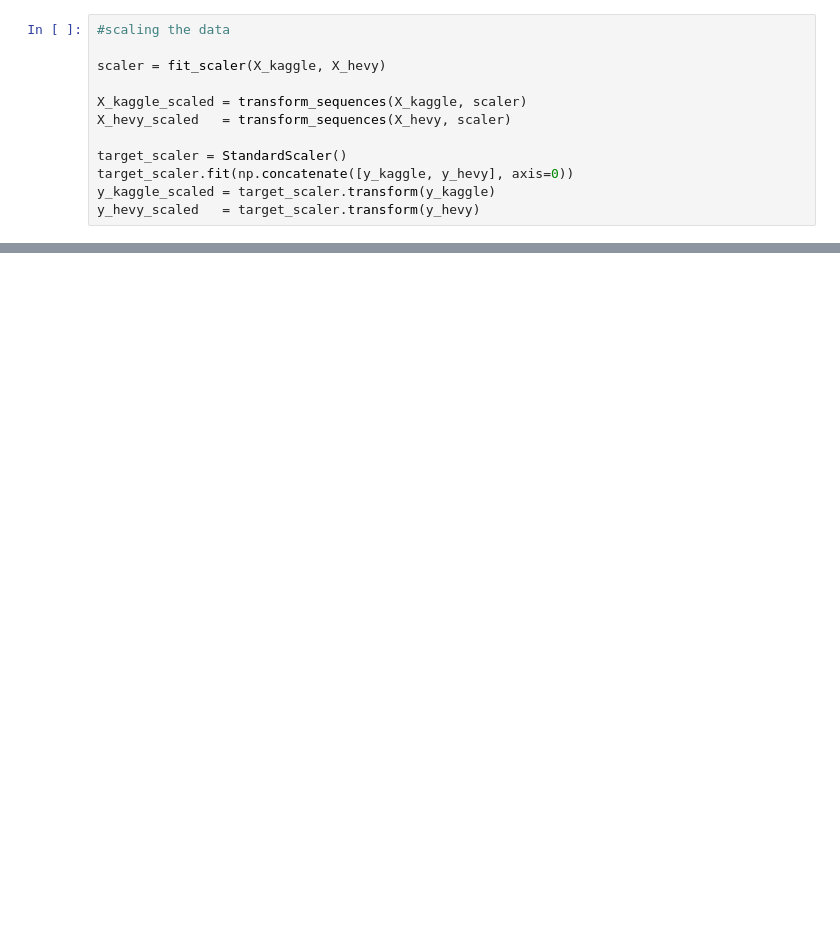
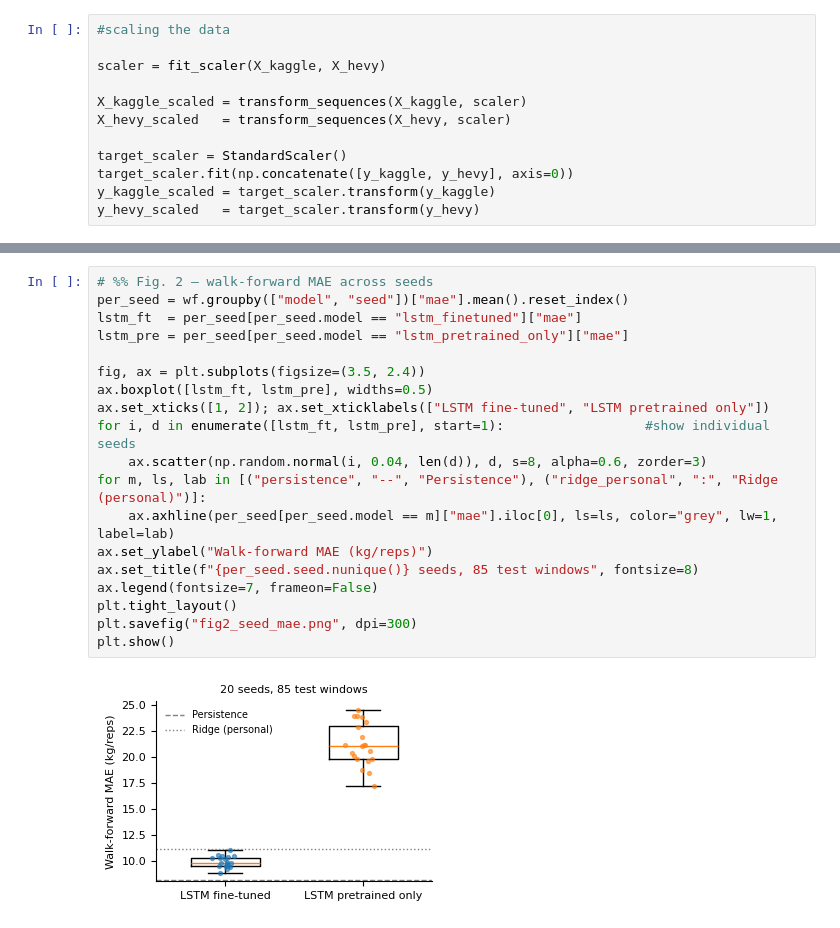
Before and after one commit to NOSWADH/AIML339-Project, a Jupyter notebook: main.ipynb, the cells around one changed output, grey strips where cells are left out. Saved outputs shown, nothing was run; the diff lists cells and outputs as text; blank space fills up the shorter version.

```diff
--- a/main.ipynb
+++ b/main.ipynb
@@ -478,0 +289,21 @@ plt.show()
+# %%
+# %% Fig. 2 — walk-forward MAE across seeds
+per_seed = wf.groupby(["model", "seed"])["mae"].mean().reset_index()
+lstm_ft  = per_seed[per_seed.model == "lstm_finetuned"]["mae"]
+lstm_pre = per_seed[per_seed.model == "lstm_pretrained_only"]["mae"]
+
+fig, ax = plt.subplots(figsize=(3.5, 2.4))
+ax.boxplot([lstm_ft, lstm_pre], widths=0.5)
+ax.set_xticks([1, 2]); ax.set_xticklabels(["LSTM fine-tuned", "LSTM pretrained only"])
+for i, d in enumerate([lstm_ft, lstm_pre], start=1):                  #show individual seeds
+    ax.scatter(np.random.normal(i, 0.04, len(d)), d, s=8, alpha=0.6, zorder=3)
+for m, ls, lab in [("persistence", "--", "Persistence"), ("ridge_personal", ":", "Ridge (personal)")]:
+    ax.axhline(per_seed[per_seed.model == m]["mae"].iloc[0], ls=ls, color="grey", lw=1, label=lab)
+ax.set_ylabel("Walk-forward MAE (kg/reps)")
+ax.set_title(f"{per_seed.seed.nunique()} seeds, 85 test windows", fontsize=8)
+ax.legend(fontsize=7, frameon=False)
+plt.tight_layout()
+plt.savefig("fig2_seed_mae.png", dpi=300)
+plt.show()
+# %% [output]
+[figure, added]
```
Also changed, not shown: parts of 26 cells of this notebook.
